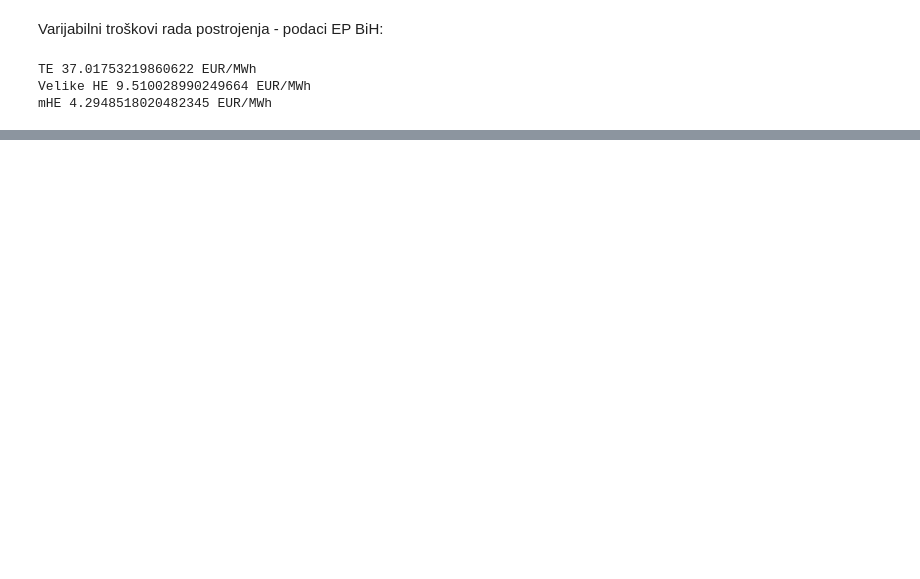
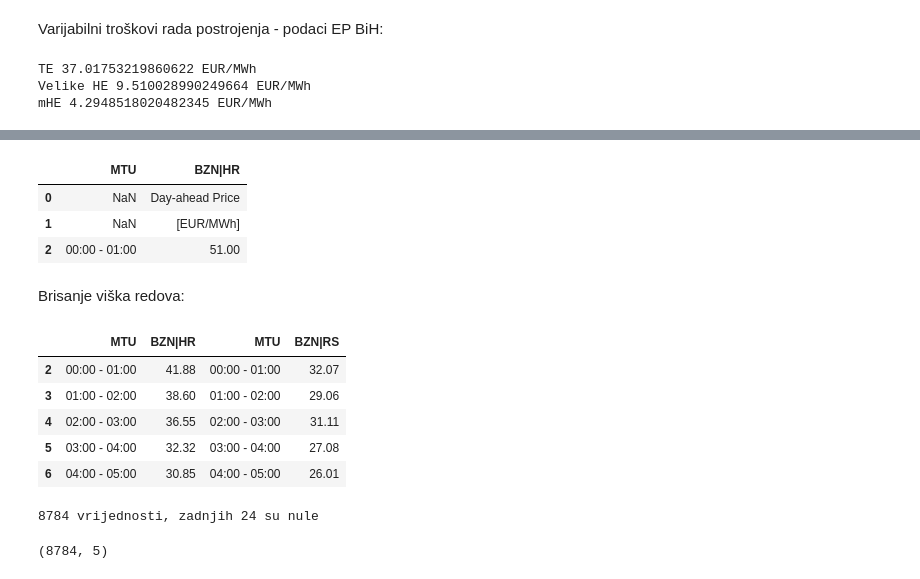
Before and after one commit to ehlimana/Electricity-analysis, a Jupyter notebook: COSTS.ipynb, the cells around one changed output, grey strips where cells are left out. Saved outputs shown, nothing was run; the diff lists cells and outputs as text; code cells hidden in the pictures; blank space fills up the shorter version.

```diff
--- a/COSTS.ipynb
+++ b/COSTS.ipynb
@@ -126,0 +312,42 @@ Mazut 7.696408964374513 EUR/GJ
+# %%
+skipr=list(range(0,4))
+
+
+HR_prices_2019=pd.read_excel(r"FILES/ELEKT/Day-ahead Prices_HR2019.xlsx",skiprows=skipr,usecols="A:B")
+HR_prices_2020=pd.read_excel(r"FILES/ELEKT/Day-ahead Prices_HR2020.xlsx",skiprows=skipr,usecols="A:B")
+HR_prices_2021=pd.read_excel(r"FILES/ELEKT/Day-ahead Prices_HR2021.xlsx",skiprows=skipr,usecols="A:B")
+
+RS_prices_2019=pd.read_excel(r"FILES/ELEKT/Day-ahead Prices_RS2019.xlsx",skiprows=skipr,usecols="A:B")
+RS_prices_2020=pd.read_excel(r"FILES/ELEKT/Day-ahead Prices_RS2020.xlsx",skiprows=skipr,usecols="A:B")
+RS_prices_2021=pd.read_excel(r"FILES/ELEKT/Day-ahead Prices_RS2021.xlsx",skiprows=skipr,usecols="A:B")
+# %%
+HR_prices_2019.head(3)
+# %% [output]
+|  | MTU | BZN|HR |
+| 0 | NaN | Day-ahead Price |
+| 1 | NaN | [EUR/MWh] |
+| 2 | 00:00 - 01:00 | 51.00 |
+# %% [markdown]
+Brisanje viška redova:
+# %%
+HR_prices_2019=HR_prices_2019[(HR_prices_2019["BZN|HR"].isna()==False)&(HR_prices_2019["MTU"].isna()==False)]
+HR_prices_2020=HR_prices_2020[(HR_prices_2020["BZN|HR"].isna()==False)&(HR_prices_2020["MTU"].isna()==False)]
+HR_prices_2021=HR_prices_2021[(HR_prices_2021["BZN|HR"].isna()==False)&(HR_prices_2021["MTU"].isna()==False)]
+
+
+RS_prices_2019=RS_prices_2019[(RS_prices_2019["BZN|RS"].isna()==False)&(RS_prices_2019["MTU"].isna()==False)]
+RS_prices_2020=RS_prices_2020[(RS_prices_2020["BZN|RS"].isna()==False)&(RS_prices_2020["MTU"].isna()==False)]
+RS_prices_2021=RS_prices_2021[(RS_prices_2021["BZN|RS"].isna()==False)&(RS_prices_2021["MTU"].isna()==False)]
+# %%
+ext_market_2019=pd.concat([HR_prices_2019,RS_prices_2019],axis=1)
+ext_market_2020=pd.concat([HR_prices_2020,RS_prices_2020],axis=1)
+ext_market_2021=pd.concat([HR_prices_2021,RS_prices_2021],axis=1)
+# %%
+ext_market_2020.head(5)
+# %% [output]
+|  | MTU | BZN|HR | MTU | BZN|RS |
+| 2 | 00:00 - 01:00 | 41.88 | 00:00 - 01:00 | 32.07 |
+| 3 | 01:00 - 02:00 | 38.60 | 01:00 - 02:00 | 29.06 |
+| 4 | 02:00 - 03:00 | 36.55 | 02:00 - 03:00 | 31.11 |
+| 5 | 03:00 - 04:00 | 32.32 | 03:00 - 04:00 | 27.08 |
+| 6 | 04:00 - 05:00 | 30.85 | 04:00 - 05:00 | 26.01 |
@@ -126,0 +362,11 @@ Mazut 7.696408964374513 EUR/GJ
+# %%
+zeros = pd.DataFrame(0, index=np.arange(24),columns=ext_market_2019.columns)
+ext_market_2019= pd.concat([ext_market_2019, zeros])
+ext_market_2021= pd.concat([ext_market_2021, zeros])
+print("8784 vrijednosti, zadnjih 24 su nule")
+# %% [output]
+8784 vrijednosti, zadnjih 24 su nule
+# %%
+ext_market_2019.shape
+# %% [output]
+(8784, 5)
```
Also changed, not shown: parts of 87 cells of this notebook, 7 other files.
